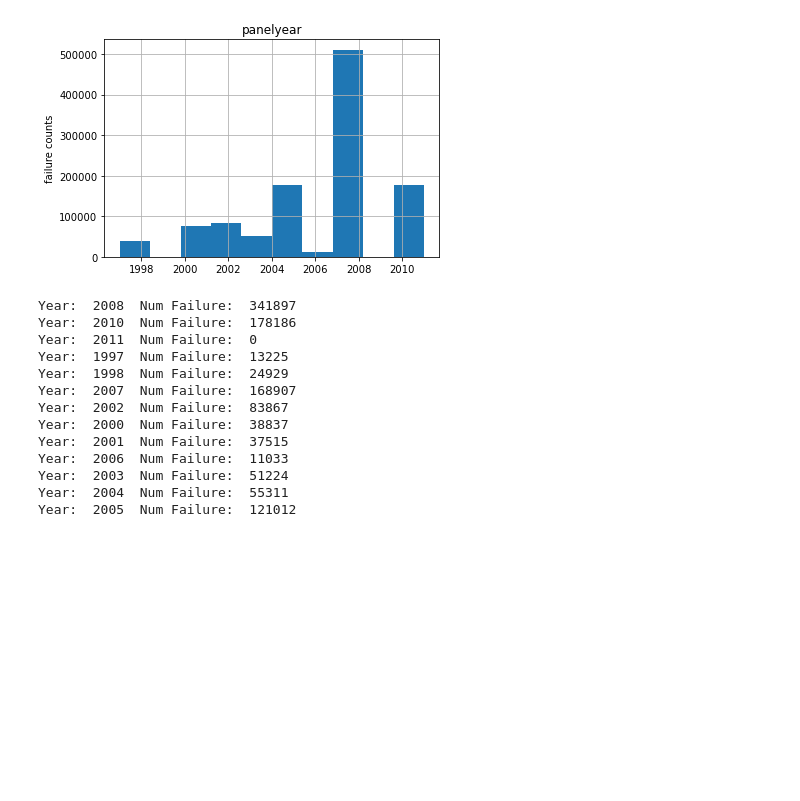
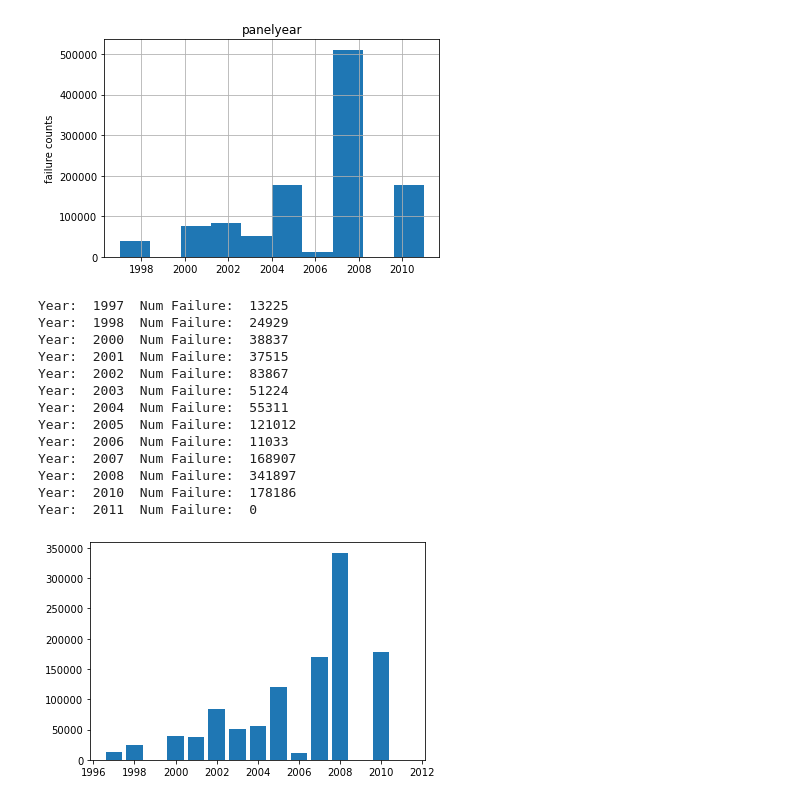
Before and after one commit to emilyona/2950datascienceproject, a Jupyter notebook: DS Project.ipynb, the cells around one changed output. Saved outputs shown, nothing was run; the diff lists cells and outputs as text; code cells hidden in the pictures; blank space fills up the shorter version.

```diff
--- a/DS Project.ipynb
+++ b/DS Project.ipynb
@@ -232,21 +232,29 @@ plt.show()
 [figure]
 # %%
 years = list(mexico.panelyear.unique())
+years.sort()
+numfail = []
 for y in years:
     subset = mexico[mexico['panelyear'] == y]
     numfails = sum(subset['failure'])
+    numfail += [numfails]
     print('Year: ', y, ' Num Failure: ', numfails )
 # %% [output]
+Year:  1997  Num Failure:  13225
+Year:  1998  Num Failure:  24929
+Year:  2000  Num Failure:  38837
+Year:  2001  Num Failure:  37515
+Year:  2002  Num Failure:  83867
+Year:  2003  Num Failure:  51224
+Year:  2004  Num Failure:  55311
+Year:  2005  Num Failure:  121012
+Year:  2006  Num Failure:  11033
+Year:  2007  Num Failure:  168907
 Year:  2008  Num Failure:  341897
 Year:  2010  Num Failure:  178186
 Year:  2011  Num Failure:  0
-Year:  1997  Num Failure:  13225
-Year:  1998  Num Failure:  24929
-Year:  2007  Num Failure:  168907
-Year:  2002  Num Failure:  83867
-Year:  2000  Num Failure:  38837
-Year:  2001  Num Failure:  37515
-Year:  2006  Num Failure:  11033
-Year:  2003  Num Failure:  51224
-Year:  2004  Num Failure:  55311
-Year:  2005  Num Failure:  121012
+# %%
+plt.bar(years, numfail)
+plt.show()
+# %% [output]
+[figure, added]
```
